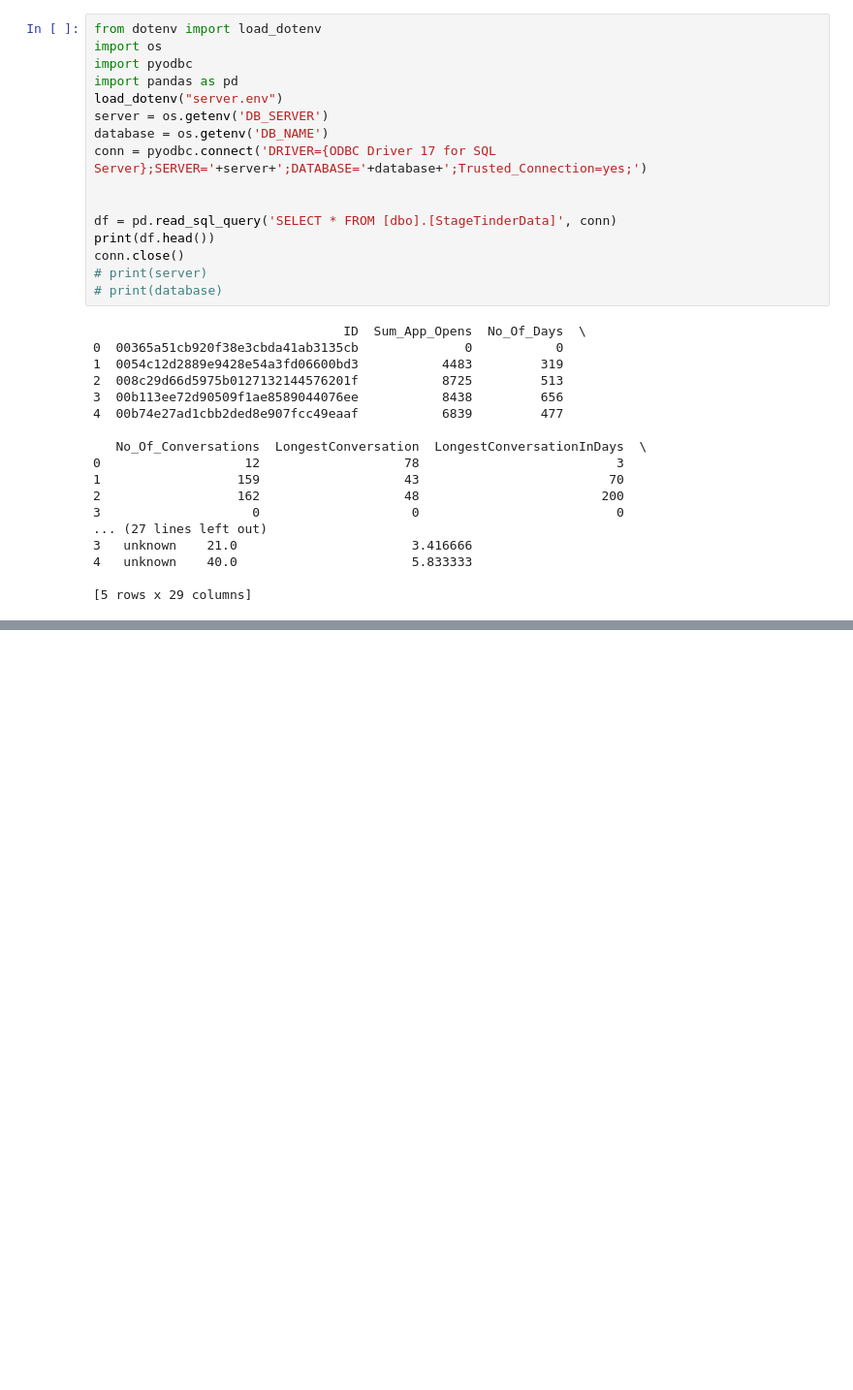
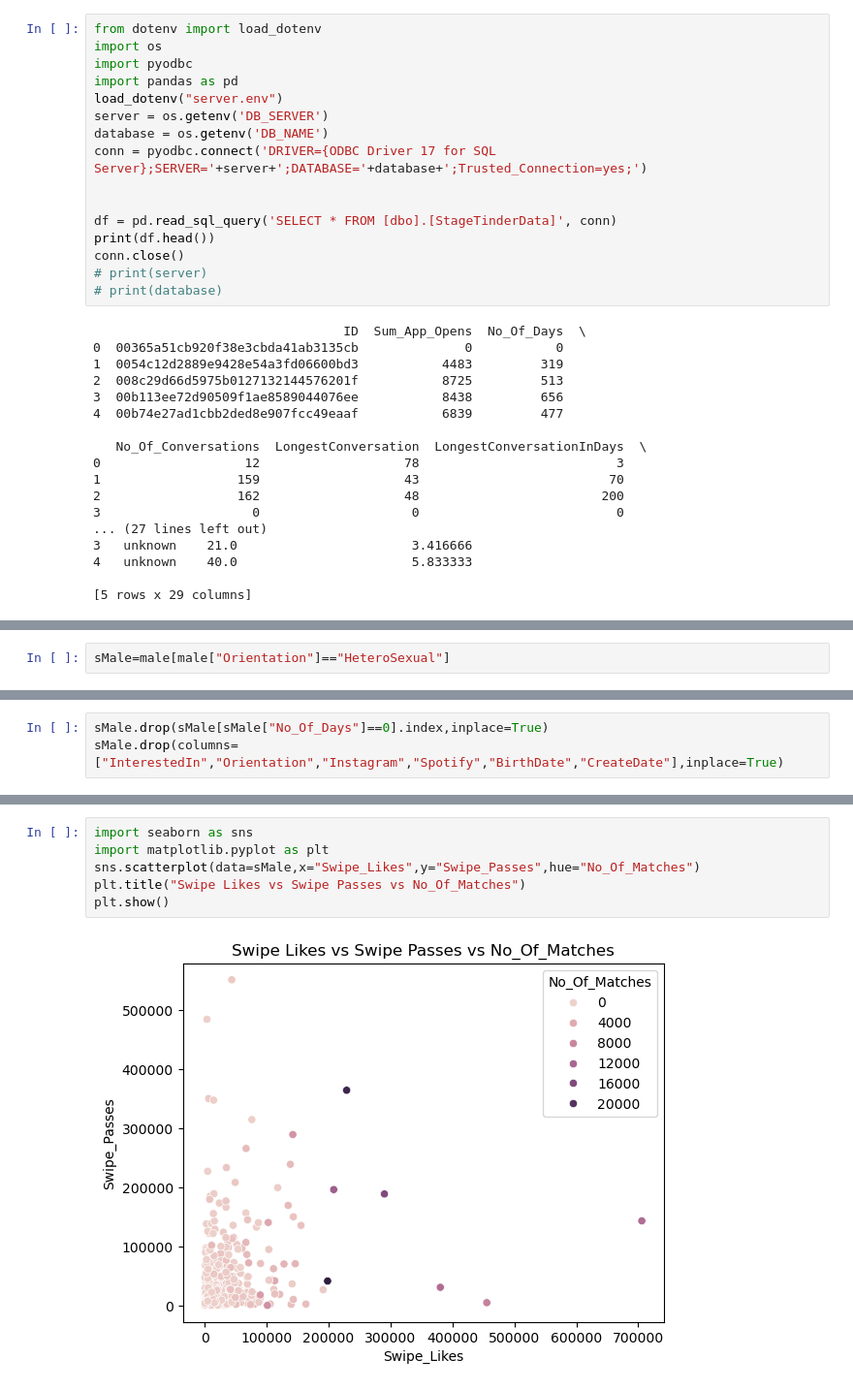
Before and after one commit to prackash/Tinder_Analysis, a Jupyter notebook: analysis.ipynb, the cells around one changed output, grey strips where cells are left out. Shown at 97% size. Drawn from its saved outputs; the diff is of its cells as text; blank space fills up the shorter version.

```diff
--- a/analysis.ipynb
+++ b/analysis.ipynb
@@ -38,0 +160,2 @@ df.shape
+# %%
+sMale=male[male["Orientation"]=="HeteroSexual"]
@@ -38,0 +206,3 @@ df.shape
+# %%
+sMale.drop(sMale[sMale["No_Of_Days"]==0].index,inplace=True)
+sMale.drop(columns=["InterestedIn","Orientation","Instagram","Spotify","BirthDate","CreateDate"],inplace=True)
@@ -38,0 +343,8 @@ df.shape
+# %%
+import seaborn as sns
+import matplotlib.pyplot as plt
+sns.scatterplot(data=sMale,x="Swipe_Likes",y="Swipe_Passes",hue="No_Of_Matches")
+plt.title("Swipe Likes vs Swipe Passes vs No_Of_Matches")
+plt.show()
+# %% [output]
+[figure, added]
```
Also changed, not shown: parts of 29 cells of this notebook.
